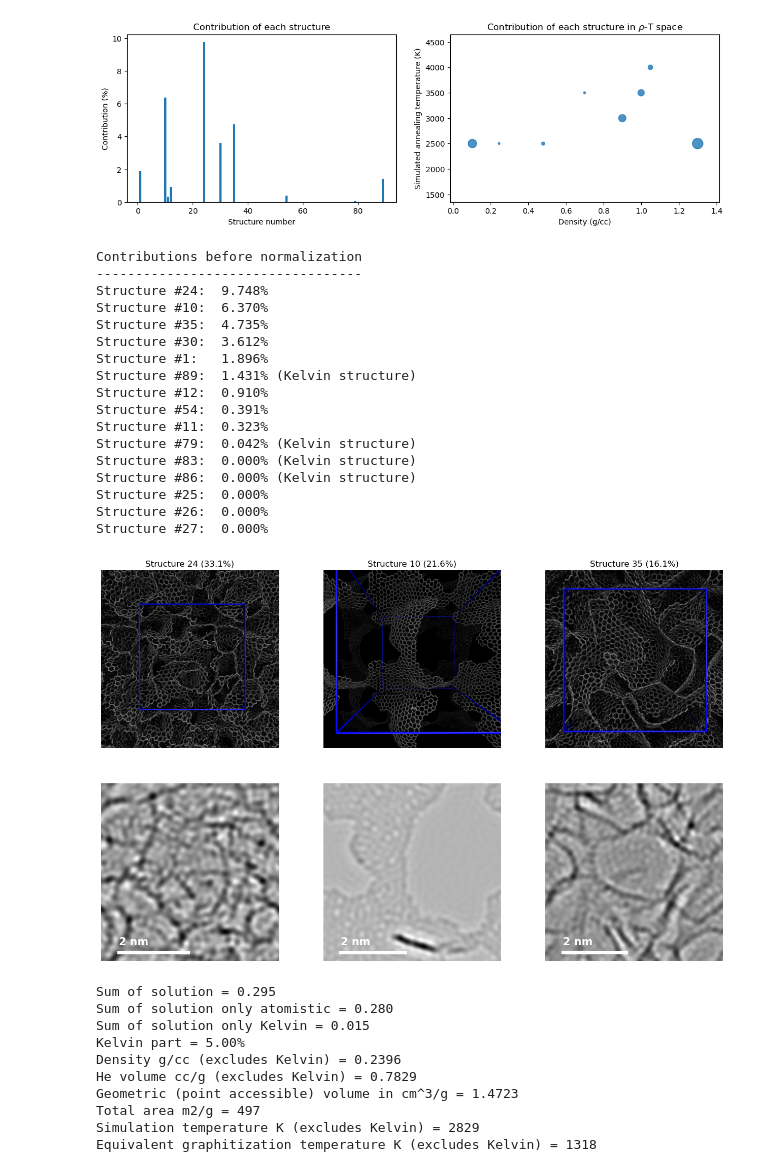
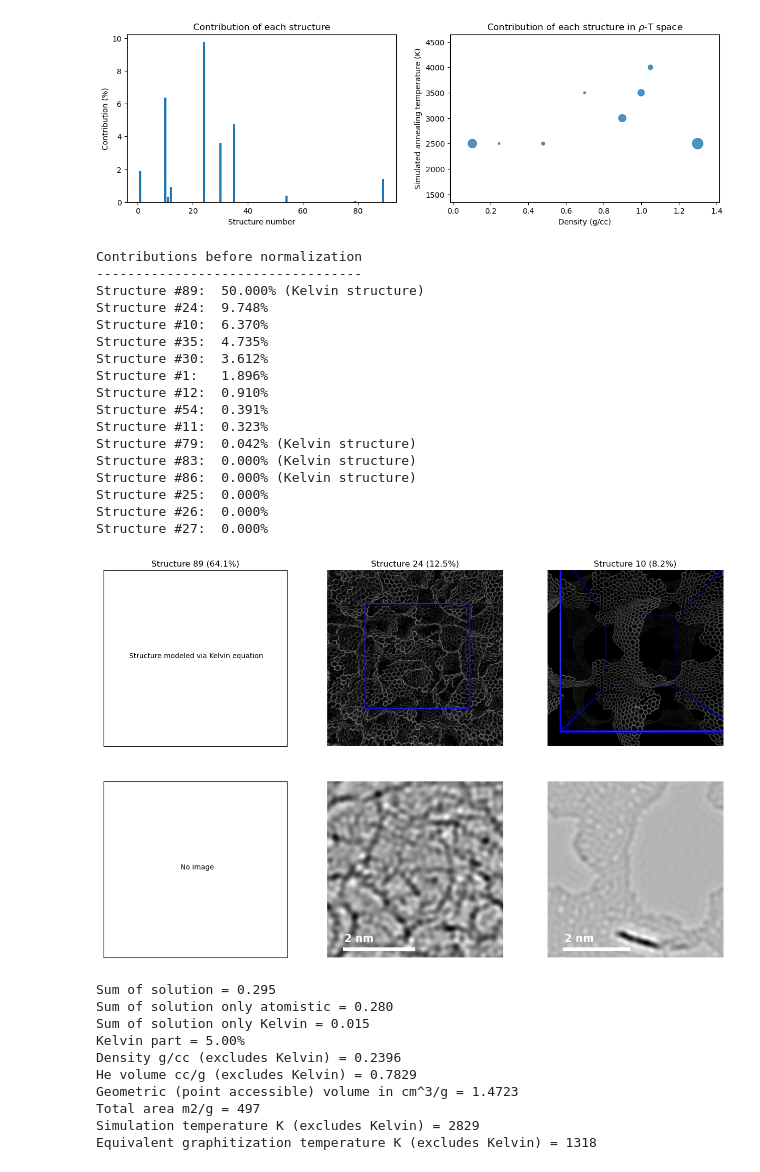
Before and after one commit to nandobike/3d-vis, a Jupyter notebook: 3D_calculation.ipynb, the cells around one changed output. Drawn from its saved outputs; the diff is of its cells as text; code cells hidden in the pictures.

Commit message:
coded to avoid error when rendering Kelvin str

```diff
--- a/3D_calculation.ipynb
+++ b/3D_calculation.ipynb
@@ -220,6 +220,8 @@ ax[1].set_title(r'Contribution of each structure in $\rho$-T space')
 plt.show()
 # %% [output]
 [figure]
+# %%
+solution[-1] = 0.5
 # %%
 # Print top contributions
 top_n = 15
@@ -235,12 +237,12 @@ for i in range(top_n):
 # %% [output]
 Contributions before normalization
 ----------------------------------
+Structure #89:  50.000% (Kelvin structure)
 Structure #24:  9.748%
 Structure #10:  6.370%
 Structure #35:  4.735%
 Structure #30:  3.612%
 Structure #1:   1.896%
-Structure #89:  1.431% (Kelvin structure)
 Structure #12:  0.910%
 Structure #54:  0.391%
 Structure #11:  0.323%
@@ -253,40 +255,53 @@ Structure #27:  0.000%
 # %%
 # Create a figure of a render and simulated TEM with the top contributors
 fig, ax = plt.subplots(2,3, figsize=(16,10))
 for i in range(3):
     structure_render = np.argsort(solution)[-1-i]+1
-    file_render = f'rendered structures/{structure_render:03d}.png'
-    render = img.imread(file_render)
-    ax[0,i].set_axis_off()
-    ax[0,i].imshow(render)
+    if structure_render <= structures_model:
+        file_render = f'rendered structures/{structure_render:03d}.png'
+        render = img.imread(file_render)
+        ax[0,i].imshow(render)
+        ax[0,i].set_axis_off()
+    else:
+        ax[0,i].set_xticks([])
+        ax[0,i].set_yticks([])
+        ax[0,i].text(0.14,0.5, "Structure modeled via Kelvin equation")
+
     ax[0,i].title.set_text(f'Structure {structure_render:02d} ({(solution[structure_render-1])/sum(solution)*100:.1f}%)')
 
-    file_render = f'simulated TEM/{structure_render:02d}.tif'
-    render = img.imread(file_render)
-    ax[1,i].set_axis_off()
-    ax[1,i].imshow(render, cmap='gist_gray')
 
-    with open (f'structures/{structure_render:03d}.xyz') as fh:
-        next(fh)
-        lattice_size = float(next(fh).split(" ")[0])
-    bar_length_pixels = 20*render.shape[0]/lattice_size
-    pixels_sim_tem = render.shape[0]
-    ax[1,i].text(50,
-                 pixels_sim_tem*0.91,
-                 "2 nm",
-                 color='white',
-                 fontsize=15,
-                 fontweight='bold')
-    ax[1,i].plot([50, 50+bar_length_pixels],
-                 [pixels_sim_tem*0.95, pixels_sim_tem*0.95],
-                 '-',
-                 lw=5,
-                 color='white')
+    if structure_render <= structures_model:
+        file_render = f'simulated TEM/{structure_render:02d}.tif'
+        render = img.imread(file_render)
+        ax[1,i].imshow(render, cmap='gist_gray')
+
+        with open (f'structures/{structure_render:03d}.xyz') as fh:
+            next(fh)
+            lattice_size = float(next(fh).split(" ")[0])
+        bar_length_pixels = 20*render.shape[0]/lattice_size
+        pixels_sim_tem = render.shape[0]
+        ax[1,i].text(50,
+                     pixels_sim_tem*0.91,
+                     "2 nm",
+                     color='white',
+                     fontsize=15,
+                     fontweight='bold')
+        ax[1,i].plot([50, 50+bar_length_pixels],
+                     [pixels_sim_tem*0.95, pixels_sim_tem*0.95],
+                     '-',
+                     lw=5,
+                     color='white')
+        ax[1,i].set_axis_off()
+    else:
+        ax[1,i].set_xticks([])
+        ax[1,i].set_yticks([])
+        ax[1,i].text(0.42,0.5, "No image")
+
 #Save figure
 if False: #set to True to save figure
     plt.savefig('render_TEM.tiff', bbox_inches='tight', dpi=160)
 # %% [output]
-[figure, old version]
+[figure, new version]
 # %%
 #Some structures need to be not considered since are not atomistic but Kelvin
 sum_solution = sum(solution)
```
